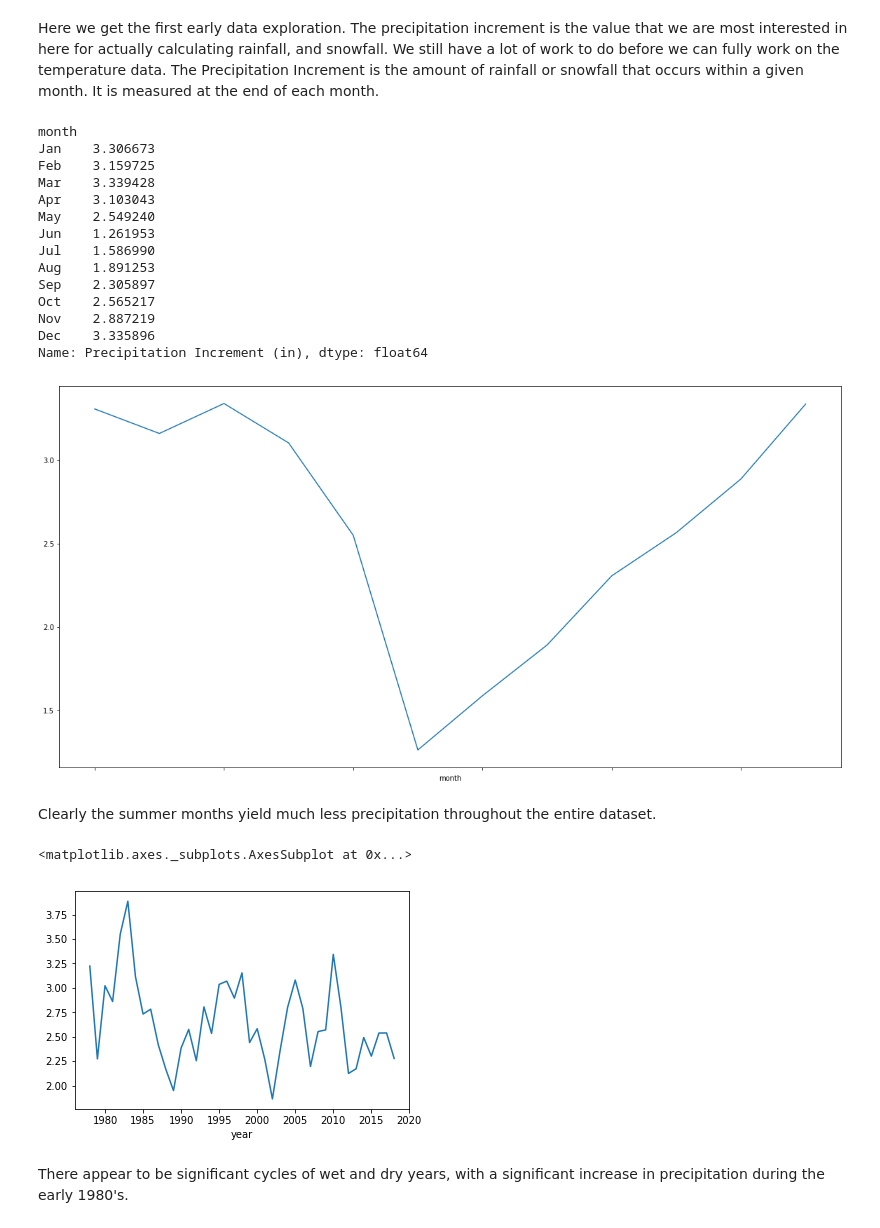
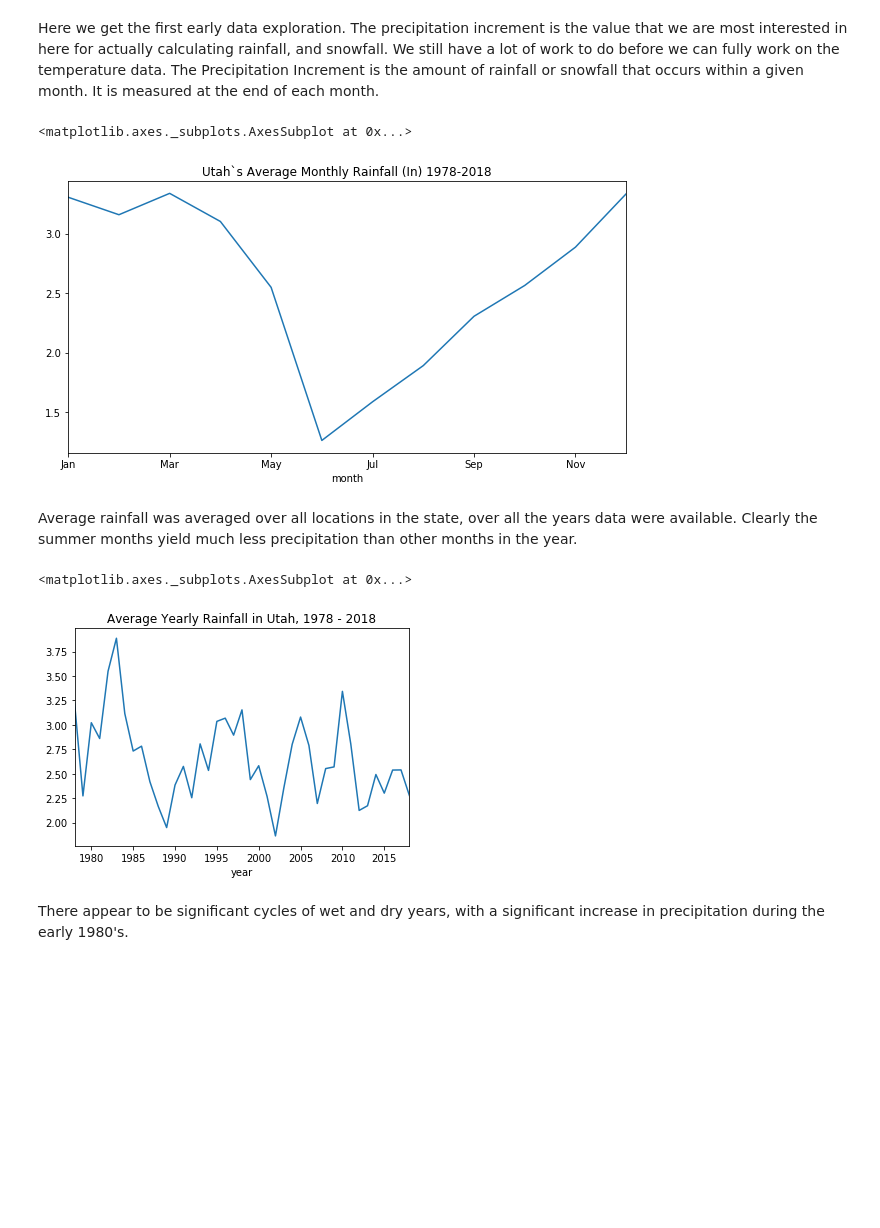
Before and after one commit to TravDraper/DS-Project, a Jupyter notebook: Snotel data project.ipynb, the cells around one changed output. Saved outputs shown, nothing was run; the diff lists cells and outputs as text; code cells hidden in the pictures; blank space fills up the shorter version.

```diff
--- a/Snotel data project.ipynb
+++ b/Snotel data project.ipynb
@@ -78,37 +96,22 @@ Here we get the first early data exploration.  The precipitation increment is th
 # %%
 monthgroups = snowfall.groupby('month')
 monthprecips = monthgroups['Precipitation Increment (in)'].mean()
-#monthprecips.plot()
 monthprecips.index = pd.CategoricalIndex(monthprecips.index,
                                         categories = ['Jan','Feb','Mar','Apr','May','Jun','Jul','Aug','Sep','Oct','Nov','Dec'],
                                         sorted = True)
-monthprecips.sort_index().plot(figsize = (20,10))
-print(monthprecips.sort_index())
+monthprecips.sort_index().plot(figsize = (10,5), title = 'Utah`s Average Monthly Rainfall (In) 1978-2018')
 # %% [output]
-month
-Jan    3.306673
-Feb    3.159725
-Mar    3.339428
-Apr    3.103043
-May    2.549240
-Jun    1.261953
-Jul    1.586990
-Aug    1.891253
-Sep    2.305897
-Oct    2.565217
-Nov    2.887219
-Dec    3.335896
-Name: Precipitation Increment (in), dtype: float64
+<matplotlib.axes._subplots.AxesSubplot at 0x...>
-[figure, old version]
+[figure, new version]
-# %% [markdown]
-Clearly the summer months yield much less precipitation throughout the entire dataset.
+# %% [markdown]
+Average rainfall was averaged over all locations in the state, over all the years data were available.  Clearly the summer months yield much less precipitation than other months in the year.
 # %%
 yeargroups = snowfall.groupby('year')
 yearprecips = yeargroups['Precipitation Increment (in)'].mean()
-yearprecips.plot()
+yearprecips.plot(title = 'Average Yearly Rainfall in Utah, 1978 - 2018')
 # %% [output]
 <matplotlib.axes._subplots.AxesSubplot at 0x...>
-[figure, old version]
+[figure, new version]
 # %% [markdown]
 There appear to be significant cycles of wet and dry years, with a significant increase in precipitation during the early 1980's.
 # %%
```
Also changed, not shown: parts of 42 cells of this notebook.
